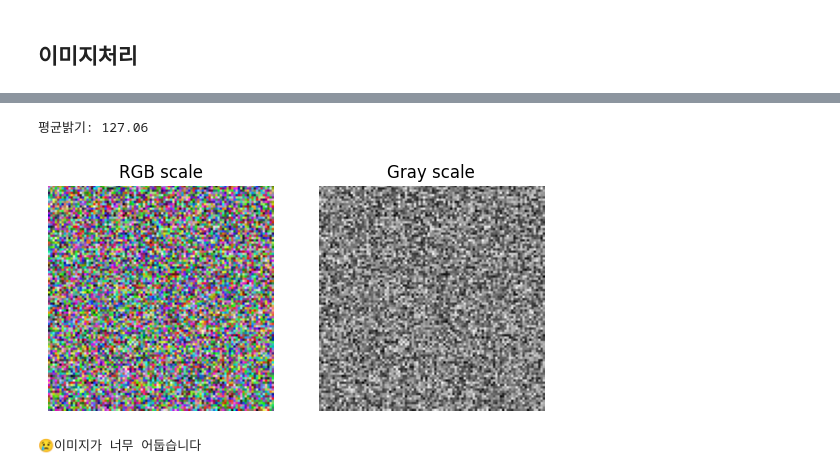
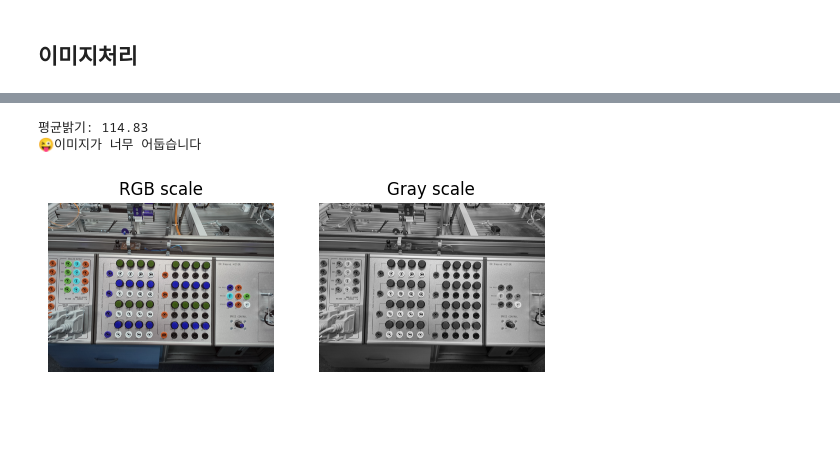
Before and after one commit to bsw1658/korch2507, a Jupyter notebook: py06_my.ipynb, the cells around one changed output, grey strips where cells are left out. Cells and saved outputs as stored; diff of their text form; code cells hidden in the pictures; blank space fills up the shorter version.

```diff
--- a/py06_my.ipynb
+++ b/py06_my.ipynb
@@ -26,34 +21,36 @@ Successfully installed contourpy-1.3.2 cycler-0.12.1 fonttools-4.58.5 kiwisolver
 # %%
 import numpy as np
 import matplotlib.pyplot as plt
 import cv2 # RGB -> BGR
 
 # 1. numpy로 즉석 이미지 생성
-img = np.random.randint(0, 256, (100,100,3), dtype= np.uint8)
+img = cv2.imread('C:/BSW/KakaoTalk_20250714_151510015.jpg')
 # 2. 그레이스케일 변환(색상->밝기)
 gray = cv2.cvtColor(img, cv2.COLOR_BGR2GRAY)
 # 3. 이미지의 평균 밝기를 계산
 mean_brighteness = np.mean(gray)
 print(f"평균밝기: {mean_brighteness:.2f}")
 
 if mean_brighteness < 127.5:
     print("😜이미지가 너무 어둡습니다")
+    gray = cv2.putText(gray.copy(), "Too Dark", (10,50), cv2.FONT_HERSHEY_SIMPLEX, 0.5, (255), 2, cv2.LINE_AA)
 elif mean_brighteness >=127.9:
     print("😎이미지가 너무 밝습니다")
+    gray = cv2.putText(gray.copy(), "Too Bright", (8,50), cv2.FONT_HERSHEY_SIMPLEX, 0.5, (0), 2, cv2.LINE_AA)
 else:
     print("😁정상 이미지 입니다")
 
 plt.subplot(1,2,1)
 plt.title("RGB scale")
 plt.imshow(img)
 plt.axis('off')
 
 plt.subplot(1,2,2)
 plt.title("Gray scale")
 plt.imshow(gray, cmap="gray")
 plt.axis('off')
 plt.show()
 # %% [output]
-평균밝기: 127.06
+평균밝기: 114.83
+😜이미지가 너무 어둡습니다
-[figure, old version]
+[figure, new version]
-😢이미지가 너무 어둡습니다
```
Also changed, not shown: parts of 8 cells of this notebook, 3 other files.
